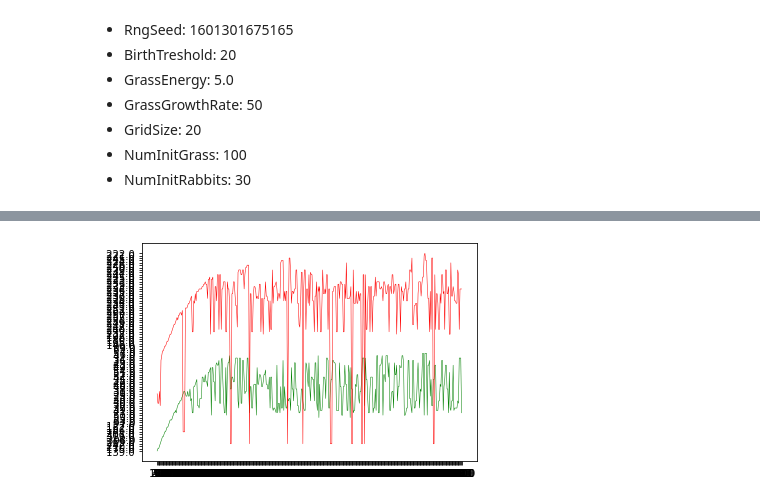
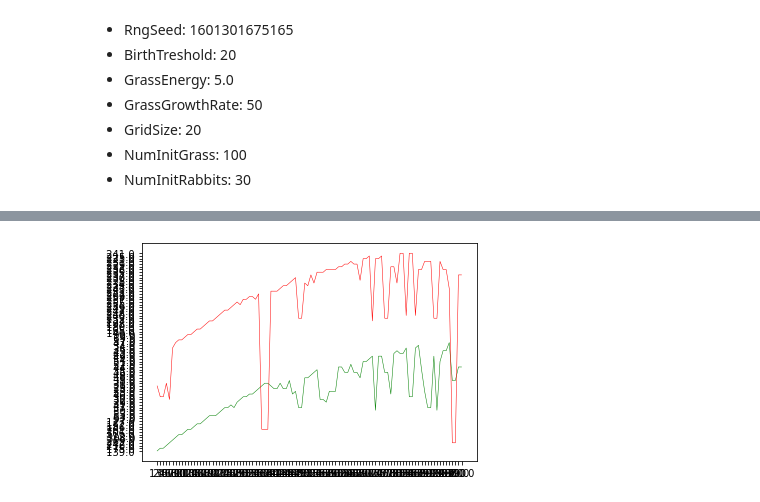
Before and after one commit to RenardDesNeiges/CS-430_1_Rabbits, a Jupyter notebook: report/plots/plot_notebook.ipynb, the cells around one changed output, grey strips where cells are left out. Cells and saved outputs as stored; diff of their text form; code cells hidden in the pictures.

```diff
--- a/report/plots/plot_notebook.ipynb
+++ b/report/plots/plot_notebook.ipynb
@@ -22,13 +24,14 @@ def parseCSV(address):
             for row in reader:
                 if first:
                     index = row
+                    print(index)
                     first = False
                 else:
                     tick.append(row[0])
                     grassTiles.append(row[1])
                     rabbits.append(row[2])
 
-            return (tick,grassTiles,rabbits)
+            return (np.array(tick),np.array(grassTiles),np.array(rabbits))
 # %% [markdown]
 ## Simulation Run 1 :
 * 28 sept. 2020 à 16:01:16
@@ -43,0 +49,9 @@ def parseCSV(address):
+# %%
+# plotting the number of grass tiles
+
+sns.set_theme(style="darkgrid")
+
+sns.lineplot(x=ticks_1,y=grass_1)
+
+#plt.plot(grass_1)
+#plt.plot(rabbits_1)
@@ -44,9 +61,9 @@ def parseCSV(address):
 # %%
-length = 400
+length = 100
 fig, ax = plt.subplots( nrows=1, ncols=1 )
 ax = plt.plot(ticks_1[0:length],grass_1[0:length],color='g',linewidth=0.5,)
 ax = plt.plot(ticks_1[0:length],rabbits_1[0:length],color='r',linewidth=0.5,)
 
 fig.savefig('figure.png', dpi=500)
 # %% [output]
-[figure, old version]
+[figure, new version]
```
Also changed, not shown: parts of 3 cells of this notebook, 2 other files.
